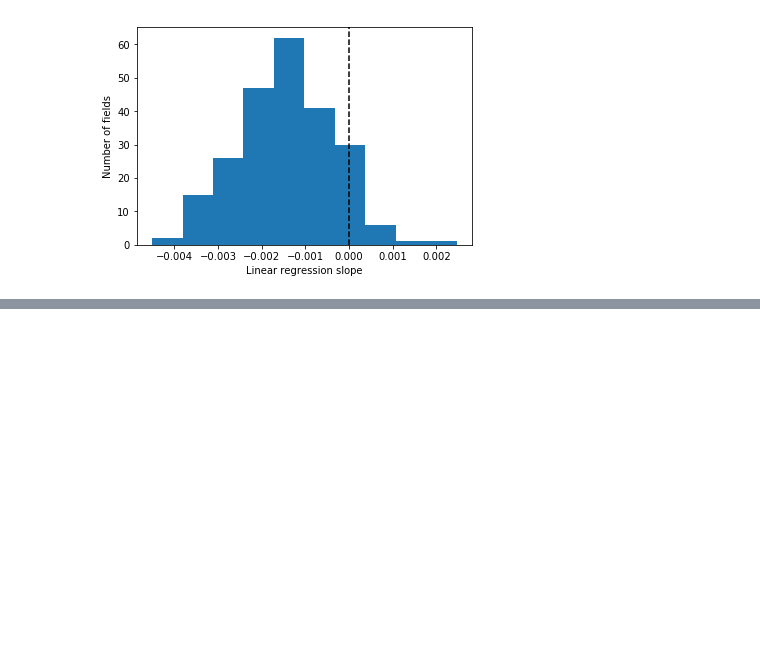
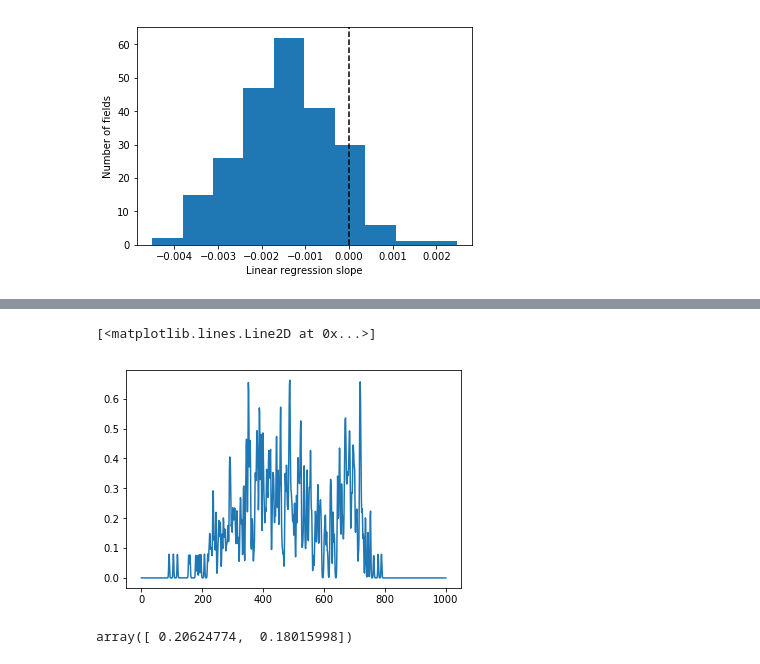
Before and after one commit to jlorince/wos-text-dynamics, a Jupyter notebook: notebooks/eval.ipynb, the cells around one changed output, grey strips where cells are left out. Cells and saved outputs as stored; diff of their text form; code cells hidden in the pictures; blank space fills up the shorter version.

```diff
--- a/notebooks/eval.ipynb
+++ b/notebooks/eval.ipynb
@@ -340,0 +349,12 @@ cat2idx['Biochemistry & Molecular Biology']
+# %%
+bandwidth=.01
+kde_skl = KernelDensity(bandwidth=bandwidth)
+kde_skl.fit(x[:, np.newaxis])
+plt.plot(np.exp(kde_skl.score_samples(x_grid[:, np.newaxis])))
+# %% [output]
+[<matplotlib.lines.Line2D at 0x...>]
+[figure, added]
+# %%
+np.exp(kde_skl.score_samples(np.array([0.4,0.9]).reshape(-1,1)))
+# %% [output]
+array([ 0.20624774,  0.18015998])
```
Also changed, not shown: parts of 11 cells of this notebook, 3 other files.
